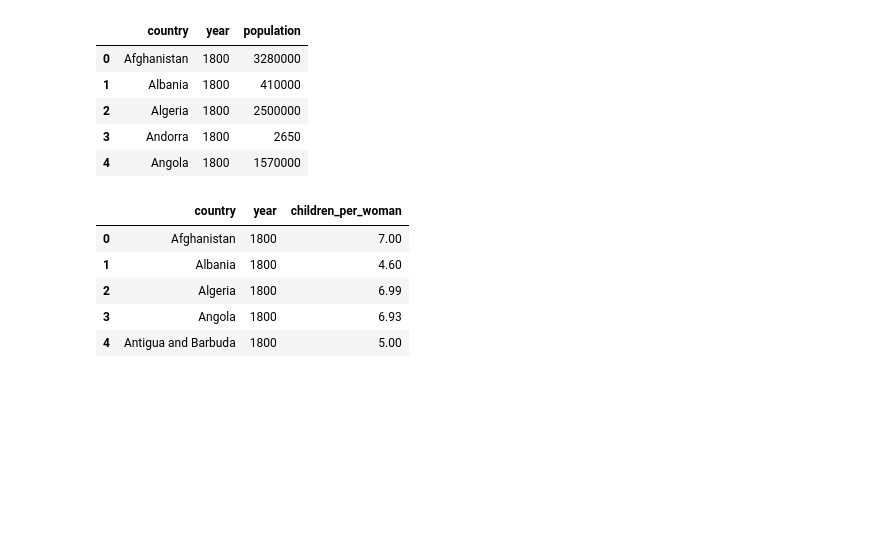
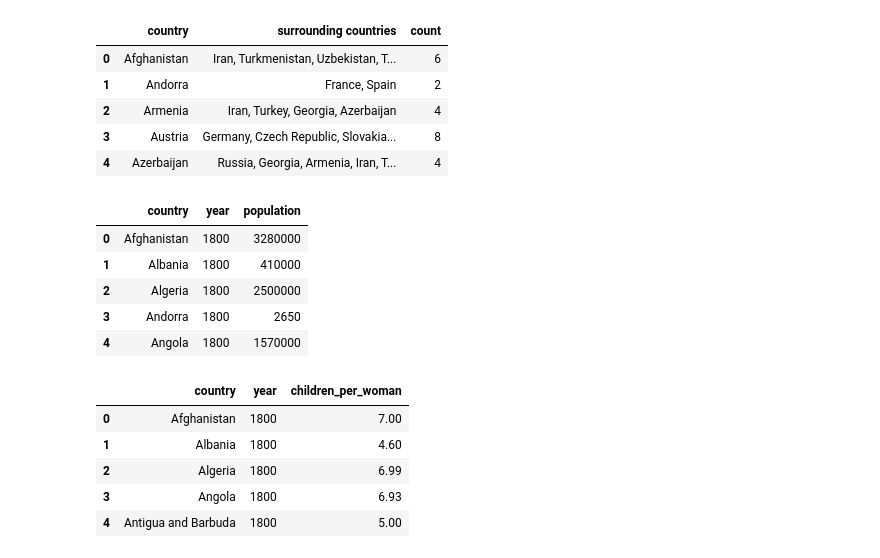
Before and after one commit to UofTCoders/2018-09-10-utoronto, a Jupyter notebook: code/dataset-generation.ipynb, the cells around one changed output. Saved outputs shown, nothing was run; the diff lists cells and outputs as text; code cells hidden in the pictures; blank space fills up the shorter version.

```diff
--- a/code/dataset-generation.ipynb
+++ b/code/dataset-generation.ipynb
@@ -1,5 +1,18 @@
 # %%
 import pandas as pd
+# %%
+# df = pd.read_clipboard()
+# df['country'] = df['Country'].str.split('[').str[0]
+# df[['country', 'Surrounding countries', 'Count']].to_csv('../data/landlocked-countries.csv', index=False)
+landlocked_countries = pd.read_csv('../data/landlocked-countries.csv', comment='#')
+landlocked_countries.head()
+# %% [output]
+|  | country | surrounding countries | count |
+| 0 | Afghanistan | Iran, Turkmenistan, Uzbekistan, T... | 6 |
+| 1 | Andorra | France, Spain | 2 |
+| 2 | Armenia | Iran, Turkey, Georgia, Azerbaijan | 4 |
+| 3 | Austria | Germany, Czech Republic, Slovakia... | 8 |
+| 4 | Azerbaijan | Russia, Georgia, Armenia, Iran, T... | 4 |
 # %%
 population = pd.read_csv('../data/population_total.csv')
 pop_melt = population.melt(id_vars='geo', var_name='year', value_name='population')
```
Also changed, not shown: parts of 15 cells of this notebook.
